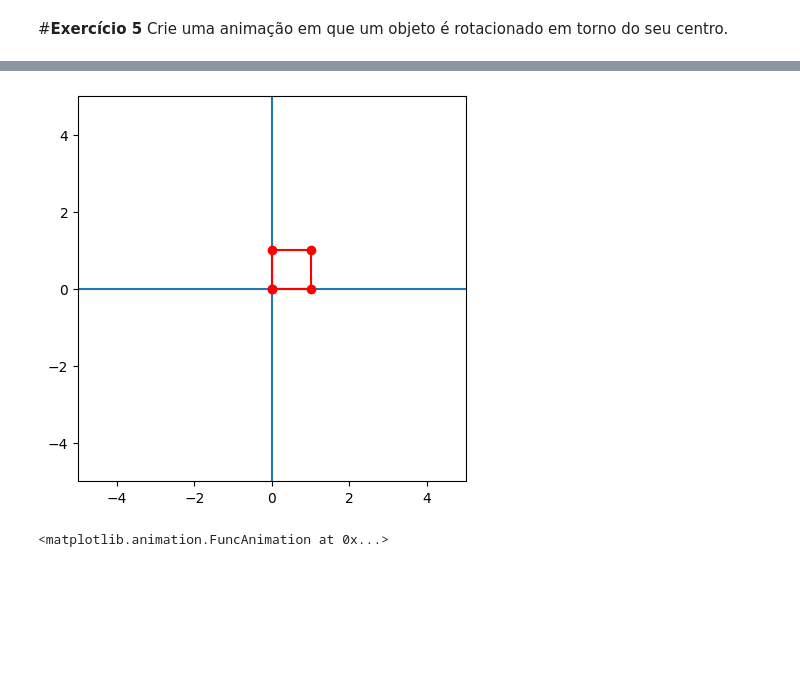
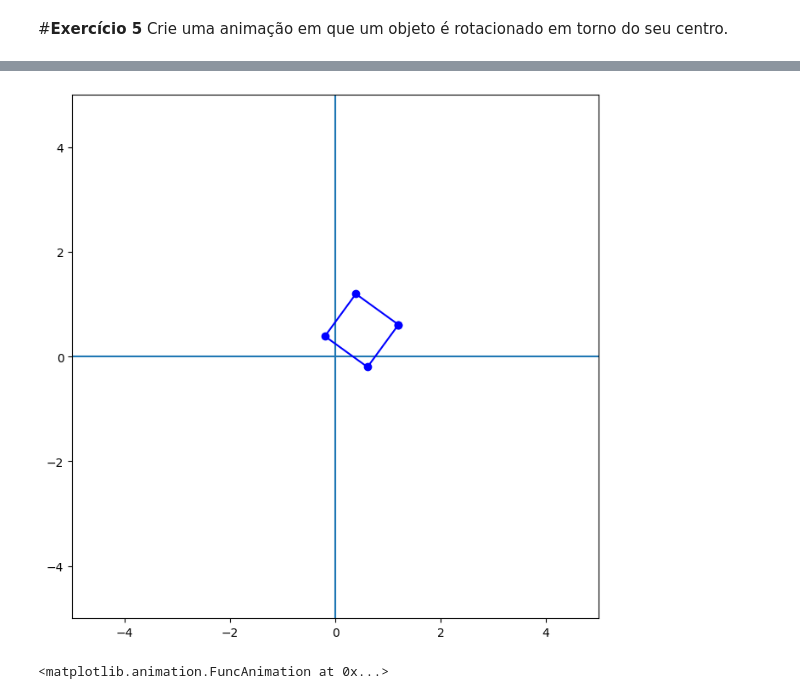
Before and after one commit to arthuraguiar032/ComputacaoGrafica, a Jupyter notebook: CG20242_Pratica_Geometria.ipynb, the cells around one changed output, grey strips where cells are left out. Cells and saved outputs as stored; diff of their text form; code cells hidden in the pictures; blank space fills up the shorter version.

```diff
--- a/CG20242_Pratica_Geometria.ipynb
+++ b/CG20242_Pratica_Geometria.ipynb
@@ -197,32 +247,77 @@ Crie uma animação em que um objeto é rotacionado em torno do seu centro.
 # %%
 from matplotlib import animation # funções de animação
 from matplotlib import rc # para a definição de parâmetros de runtime configuration (rcParams)
 
 # configurando rcParams
 rc('animation', html='jshtml')
 
 # criando a figura
-fig = plt.figure(figsize=(5,5))
+intervalo = (-5,5)
+figsize = (8,8)
+fig = plt.figure(figsize=figsize)
 ax = plt.axes()
 
 # função de animação (executada a cada frame)
 def animate(i):
     global theta, po
 
     # transformando o ponto original
 
+    #transladando para a origem
+    centro_x = np.mean(quadrado_orig[0,:])
+    centro_y = np.mean(quadrado_orig[1,:])
+
+    transl_orig = np.array([
+        [1, 0, -centro_x],
+        [0, 1, -centro_y],
+        [0, 0, 1]
+    ])
+
+    #rotacionando
+    rot = np.array([
+        [np.cos(theta/180*np.pi), -np.sin(theta/180*np.pi), 0],
+        [np.sin(theta/180*np.pi), np.cos(theta/180*np.pi), 0],
+        [0, 0, 1]
+    ])
+
+    #transladando de volta
+    destransl = np.array([
+        [1, 0, centro_x],
+        [0, 1, centro_y],
+        [0, 0, 1]
+    ])
+    #matriz de transformação final
+    mat_rot = np.matmul(destransl, np.matmul(rot, transl_orig))
+    quadrado_rot = np.matmul(mat_rot, quadrado_orig)
+
     # separando as listas de coordenadas x e y dos pontos transformados (para o plot)
+    x_lim_orig = np.append(quadrado_orig[0,:], quadrado_orig[0,0])
+    y_lim_orig = np.append(quadrado_orig[1,:], quadrado_orig[1,0])
+    x_lim_rot = np.append(quadrado_rot[0,:], quadrado_rot[0,0])
+    y_lim_rot = np.append(quadrado_rot[1,:], quadrado_rot[1,0])
 
     # plotando os pontos transformados
+    ax.clear()
+    ax.set_xlim(intervalo), ax.set_ylim(intervalo)
+    ax.axhline(), ax.axvline()
+    ax.plot(x_lim_rot, y_lim_rot, "-bo")
 
-    # incrementando o theta
+    #incrementando o theta
+    theta += 12
 
 # objeto original
+quadrado_orig = np.array([
+    [0, 0, 1],
+    [0, 1, 1],
+    [1, 1, 1],
+    [1, 0, 1],
+])
+quadrado_orig = np.transpose(quadrado_orig)
 
 # define objeto animação
 anim = animation.FuncAnimation(fig, animate, frames=100)
 # %% [output]
-[figure, old version]
+[figure, new version]
 # %%
 # cria a animação
 anim
```
Also changed, not shown: parts of 2 cells of this notebook, 1 other file.
